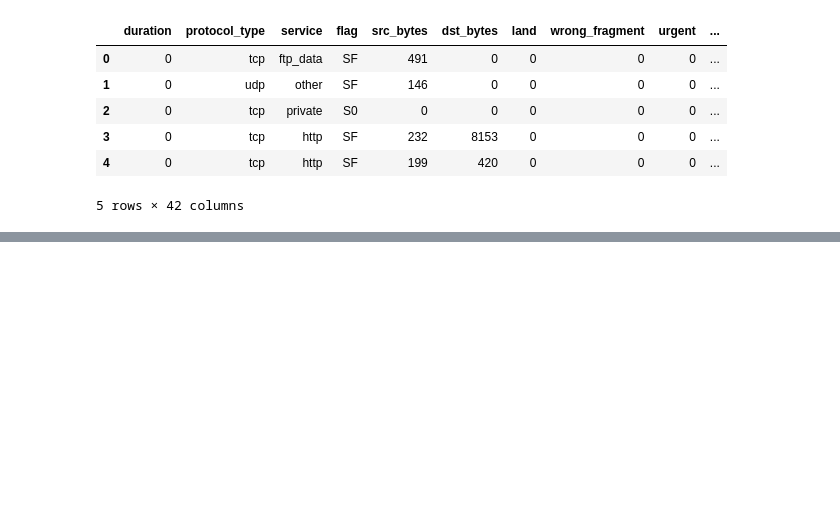
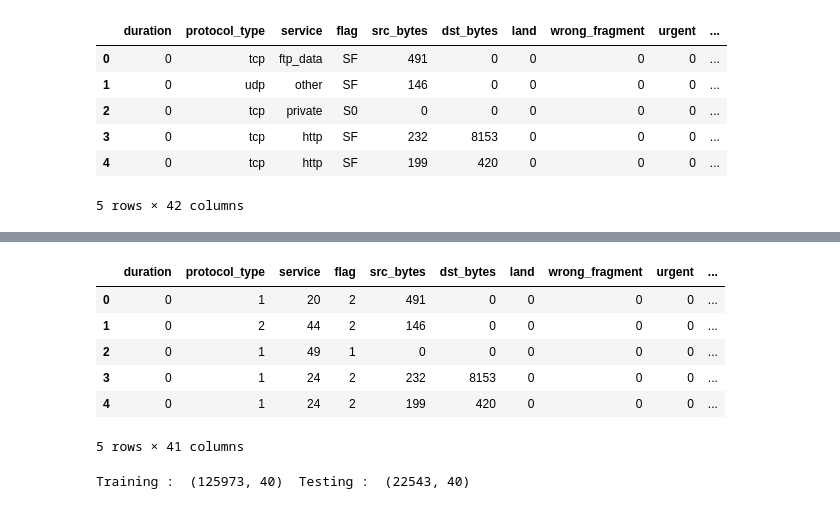
Before and after one commit to kennyhsieh1111/Practical-Machine-Learning, a Jupyter notebook: Homework3/NSL-KDD.ipynb, the cells around one changed output, grey strips where cells are left out. Drawn from its saved outputs; the diff is of its cells as text; code cells hidden in the pictures; blank space fills up the shorter version.

```diff
--- a/Homework3/NSL-KDD.ipynb
+++ b/Homework3/NSL-KDD.ipynb
@@ -421,0 +431,5 @@ avg / total       0.82      0.77      0.74     22543
+# %%
+data_flag_ohe = pd.get_dummies(data_fe.iloc[:, :-1])
+data_flag_ohe = pd.concat([data_flag_ohe, data_fe.iloc[:, -1]], axis = 1)
+
+print('Full Data Shape with FE Flag after OHE : ', data_flag_ohe.shape)
@@ -421,0 +438,4 @@ avg / total       0.82      0.77      0.74     22543
+# %%
+X_train, y_train = data_flag_ohe.iloc[:train.shape[0], :-1], data_flag_ohe.iloc[:train.shape[0], -1]
+X_test, y_test = data_flag_ohe.iloc[train.shape[0]:, :-1], data_flag_ohe.iloc[train.shape[0]:, -1]
+print('Training : ', X_train.shape, ' Testing : ', X_test.shape)
@@ -421,0 +444,19 @@ avg / total       0.82      0.77      0.74     22543
+# %%
+le = LabelEncoder()
+y_train = le.fit_transform(y_train)
+y_test = le.transform(y_test)
+
+model_lgb = lgb.LGBMModel(objective = 'multiclass', num_class = 5, random_state = random_seed)
+model_lgb.fit(X_train, y_train,
+              eval_metric = 'multi_error',
+              eval_set = (X_test, y_test),
+              early_stopping_rounds = 10,
+              verbose = True)
+
+predict = model_lgb.predict(X_test)
+predict_lgb = []
+
+for x in predict:
+    predict_lgb.append(np.argmax(x))
+
+show_clf_result('Light GBM with Flag Feature Engineering', y_test, predict_lgb)
@@ -421,0 +486,22 @@ avg / total       0.82      0.77      0.74     22543
+# %%
+from sklearn.preprocessing import LabelEncoder
+
+le = LabelEncoder()
+data_le = data_fe
+data_le[data_fe.select_dtypes(['object']).columns] = data_fe.select_dtypes(['object']).apply(lambda x: le.fit_transform(x))
+data_le.head()
+# %% [output]
+|  | duration | protocol_type | service | flag | src_bytes | dst_bytes | land | wrong_fragment | urgent | ... |
+| 0 | 0 | 1 | 20 | 2 | 491 | 0 | 0 | 0 | 0 | ... |
+| 1 | 0 | 2 | 44 | 2 | 146 | 0 | 0 | 0 | 0 | ... |
+| 2 | 0 | 1 | 49 | 1 | 0 | 0 | 0 | 0 | 0 | ... |
+| 3 | 0 | 1 | 24 | 2 | 232 | 8153 | 0 | 0 | 0 | ... |
+| 4 | 0 | 1 | 24 | 2 | 199 | 420 | 0 | 0 | 0 | ... |
+5 rows × 41 columns
+# %%
+X_train, y_train = data_le.iloc[:train.shape[0], :-1], data_le.iloc[:train.shape[0], -1]
+X_test, y_test = data_le.iloc[train.shape[0]:, :-1], data_le.iloc[train.shape[0]:, -1]
+
+print('Training : ', X_train.shape, ' Testing : ', X_test.shape)
+# %% [output]
+Training :  (125973, 40)  Testing :  (22543, 40)
```
Also changed, not shown: parts of 71 cells of this notebook, 1 other file.
